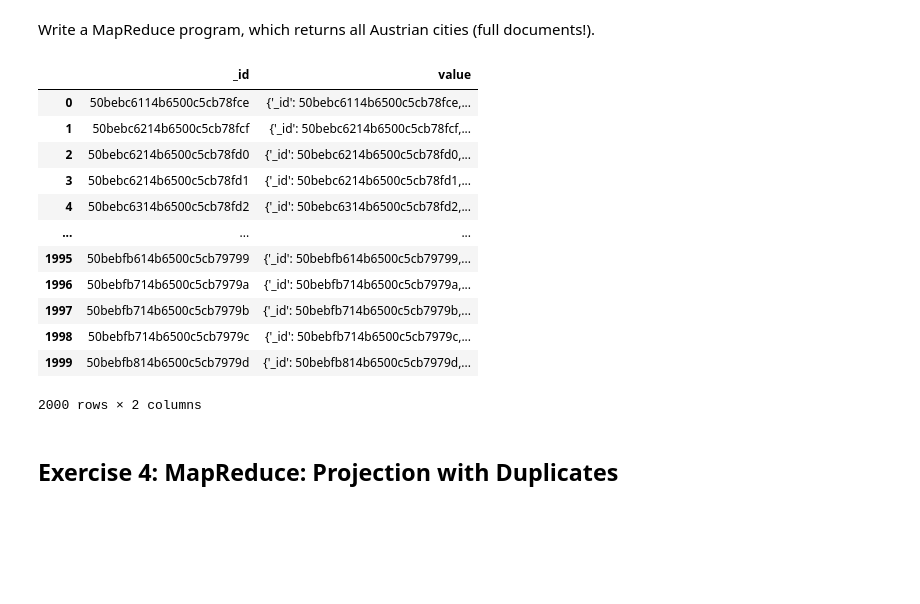
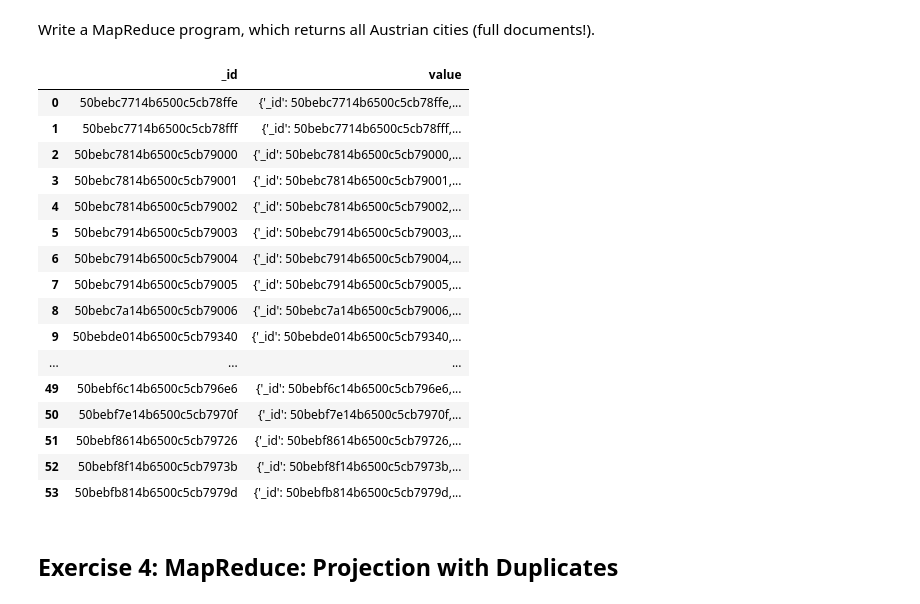
Before and after one commit to Steve2608/Big-Data-Management-and-Processing, a Jupyter notebook: Big Data Management and Processing - UE1.ipynb, the cells around one changed output. Drawn from its saved outputs; the diff is of its cells as text; code cells hidden in the pictures; blank space fills up the shorter version.

Commit message:
EX3 only Austrian cities

```diff
--- a/Big Data Management and Processing - UE1.ipynb
+++ b/Big Data Management and Processing - UE1.ipynb
@@ -152,21 +152,25 @@ Write a MapReduce program, which returns all Austrian cities (full documents!).
 # %%
 map = Code('function () { emit(this._id, this); }')
 reduce = Code('function (key, values) { return values; }')
-pd.DataFrame(cities.map_reduce(map, reduce, out='all_cities').find({}))
+pd.DataFrame(cities.map_reduce(map, reduce, out='all_cities', query={'CountryID': 15}).find({}))
 # %% [output]
 |  | _id | value |
-| 0 | 50bebc6114b6500c5cb78fce | {'_id': 50bebc6114b6500c5cb78fce,... |
-| 1 | 50bebc6214b6500c5cb78fcf | {'_id': 50bebc6214b6500c5cb78fcf,... |
-| 2 | 50bebc6214b6500c5cb78fd0 | {'_id': 50bebc6214b6500c5cb78fd0,... |
-| 3 | 50bebc6214b6500c5cb78fd1 | {'_id': 50bebc6214b6500c5cb78fd1,... |
-| 4 | 50bebc6314b6500c5cb78fd2 | {'_id': 50bebc6314b6500c5cb78fd2,... |
+| 0 | 50bebc7714b6500c5cb78ffe | {'_id': 50bebc7714b6500c5cb78ffe,... |
+| 1 | 50bebc7714b6500c5cb78fff | {'_id': 50bebc7714b6500c5cb78fff,... |
+| 2 | 50bebc7814b6500c5cb79000 | {'_id': 50bebc7814b6500c5cb79000,... |
+| 3 | 50bebc7814b6500c5cb79001 | {'_id': 50bebc7814b6500c5cb79001,... |
+| 4 | 50bebc7814b6500c5cb79002 | {'_id': 50bebc7814b6500c5cb79002,... |
+| 5 | 50bebc7914b6500c5cb79003 | {'_id': 50bebc7914b6500c5cb79003,... |
+| 6 | 50bebc7914b6500c5cb79004 | {'_id': 50bebc7914b6500c5cb79004,... |
+| 7 | 50bebc7914b6500c5cb79005 | {'_id': 50bebc7914b6500c5cb79005,... |
+| 8 | 50bebc7a14b6500c5cb79006 | {'_id': 50bebc7a14b6500c5cb79006,... |
+| 9 | 50bebde014b6500c5cb79340 | {'_id': 50bebde014b6500c5cb79340,... |
 | ... | ... | ... |
-| 1995 | 50bebfb614b6500c5cb79799 | {'_id': 50bebfb614b6500c5cb79799,... |
-| 1996 | 50bebfb714b6500c5cb7979a | {'_id': 50bebfb714b6500c5cb7979a,... |
-| 1997 | 50bebfb714b6500c5cb7979b | {'_id': 50bebfb714b6500c5cb7979b,... |
-| 1998 | 50bebfb714b6500c5cb7979c | {'_id': 50bebfb714b6500c5cb7979c,... |
-| 1999 | 50bebfb814b6500c5cb7979d | {'_id': 50bebfb814b6500c5cb7979d,... |
+| 49 | 50bebf6c14b6500c5cb796e6 | {'_id': 50bebf6c14b6500c5cb796e6,... |
+| 50 | 50bebf7e14b6500c5cb7970f | {'_id': 50bebf7e14b6500c5cb7970f,... |
+| 51 | 50bebf8614b6500c5cb79726 | {'_id': 50bebf8614b6500c5cb79726,... |
+| 52 | 50bebf8f14b6500c5cb7973b | {'_id': 50bebf8f14b6500c5cb7973b,... |
+| 53 | 50bebfb814b6500c5cb7979d | {'_id': 50bebfb814b6500c5cb7979d,... |
-2000 rows × 2 columns
 # %% [markdown]
 ## Exercise 4: MapReduce: Projection with Duplicates
 # %% [markdown]
```
Also changed, not shown: parts of 4 cells of this notebook, 2 other files.
